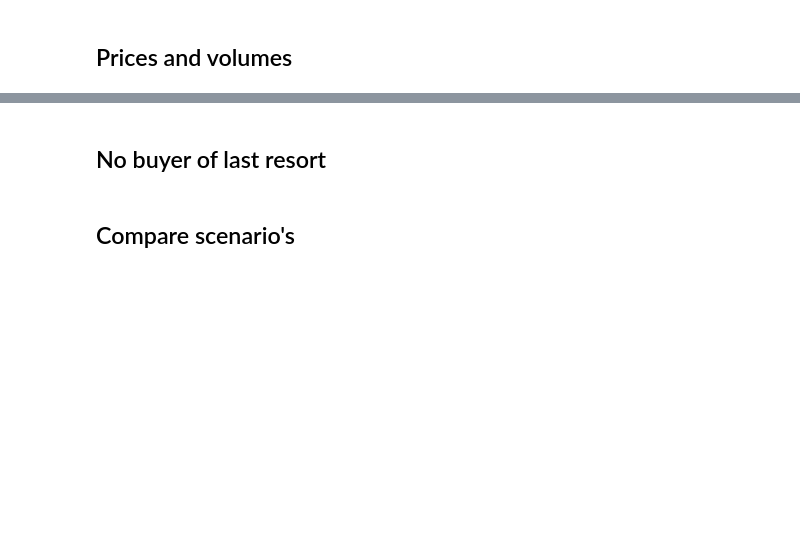
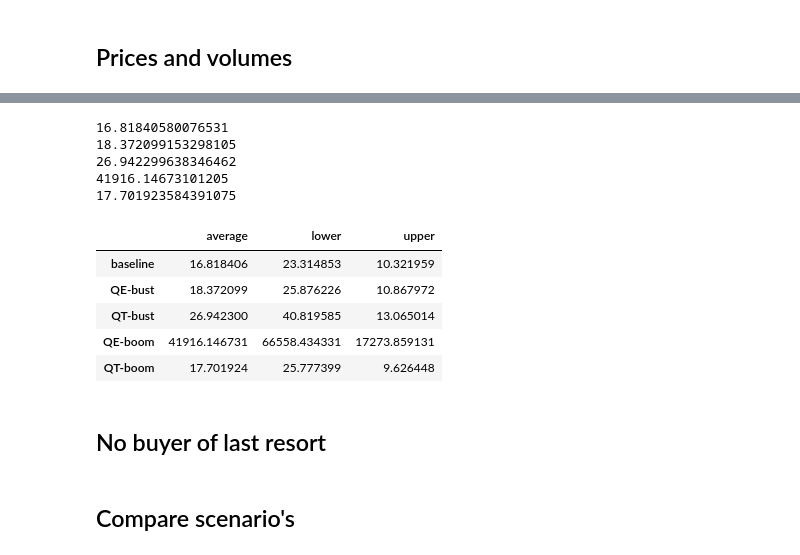
Before and after one commit to joerischasfoort/qe-inequality, a Jupyter notebook: buyer_of_last_resort.ipynb, the cells around one changed output, grey strips where cells are left out. Saved outputs shown, nothing was run; the diff lists cells and outputs as text; code cells hidden in the pictures; blank space fills up the shorter version.

```diff
--- a/buyer_of_last_resort.ipynb
+++ b/buyer_of_last_resort.ipynb
@@ -258,0 +317,11 @@ ax4.set_ylabel('PF ratio')
+# %%
+trdrs = []
+orbs = []
+central_banks = []
+
+for seed in range(NRUNS):
+    traders, central_bank, orderbook = init_objects_active_cb(params, seed)
+    traders, central_bank, orderbook = qe_ineq_active_cb_model(traders, central_bank, orderbook, params, scenario='BOOMQT', seed=seed)
+    central_banks.append(central_bank)
+    trdrs.append(traders)
+    orbs.append(orderbook)
@@ -259,3 +397,34 @@ ax4.set_ylabel('PF ratio')
+# %%
+# measure stdev for the 4 scenario's
+print(asset_prices_nb[0].std().mean())
+print(asset_prices_QEBUST[0].std().mean())
+print(asset_prices_QTBUST[0].std().mean())
+print(asset_prices_QEBOOM[0].std().mean())
+print(asset_prices_QTBOOM[0].std().mean())
+# %% [output]
+16.81840580076531
+18.372099153298105
+26.942299638346462
+41916.14673101205
+17.701923584391075
+# %%
+lower_baseline, upper_baseline = confidence_interval(asset_prices_nb[0].std(), asset_prices_nb[0].std().mean())
+lower_QEBEST, upper_QEBUST = confidence_interval(asset_prices_QEBUST[0].std(), asset_prices_QEBUST[0].std().mean())
+lower_QTBUST, upper_QTBUST = confidence_interval(asset_prices_QTBUST[0].std(), asset_prices_QTBUST[0].std().mean())
+lower_QEBOOM, upper_QEBOOM = confidence_interval(asset_prices_QEBOOM[0].std(), asset_prices_QEBOOM[0].std().mean())
+lower_QTBOOM, upper_QTBOOM = confidence_interval(asset_prices_QTBOOM[0].std(), asset_prices_QTBOOM[0].std().mean())
+# %%
+pd.DataFrame({'average': [asset_prices_nb[0].std().mean(), asset_prices_QEBUST[0].std().mean(), asset_prices_QTBUST[0].std().mean(), asset_prices_QEBOOM[0].std().mean(), asset_prices_QTBOOM[0].std().mean()],
+              'lower': [upper_baseline, upper_QEBUST, upper_QTBUST, upper_QEBOOM, upper_QTBOOM],
+              'upper': [lower_baseline, lower_QEBEST, lower_QTBUST, lower_QEBOOM, lower_QTBOOM]},
+             index=['baseline', 'QE-bust', 'QT-bust', 'QE-boom', 'QT-boom'])
+# %% [output]
+|  | average | lower | upper |
+| baseline | 16.818406 | 23.314853 | 10.321959 |
+| QE-bust | 18.372099 | 25.876226 | 10.867972 |
+| QT-bust | 26.942300 | 40.819585 | 13.065014 |
+| QE-boom | 41916.146731 | 66558.434331 | 17273.859131 |
+| QT-boom | 17.701924 | 25.777399 | 9.626448 |
 # %% [markdown]
 ## No buyer of last resort
 # %%
```
Also changed, not shown: parts of 14 cells of this notebook.
